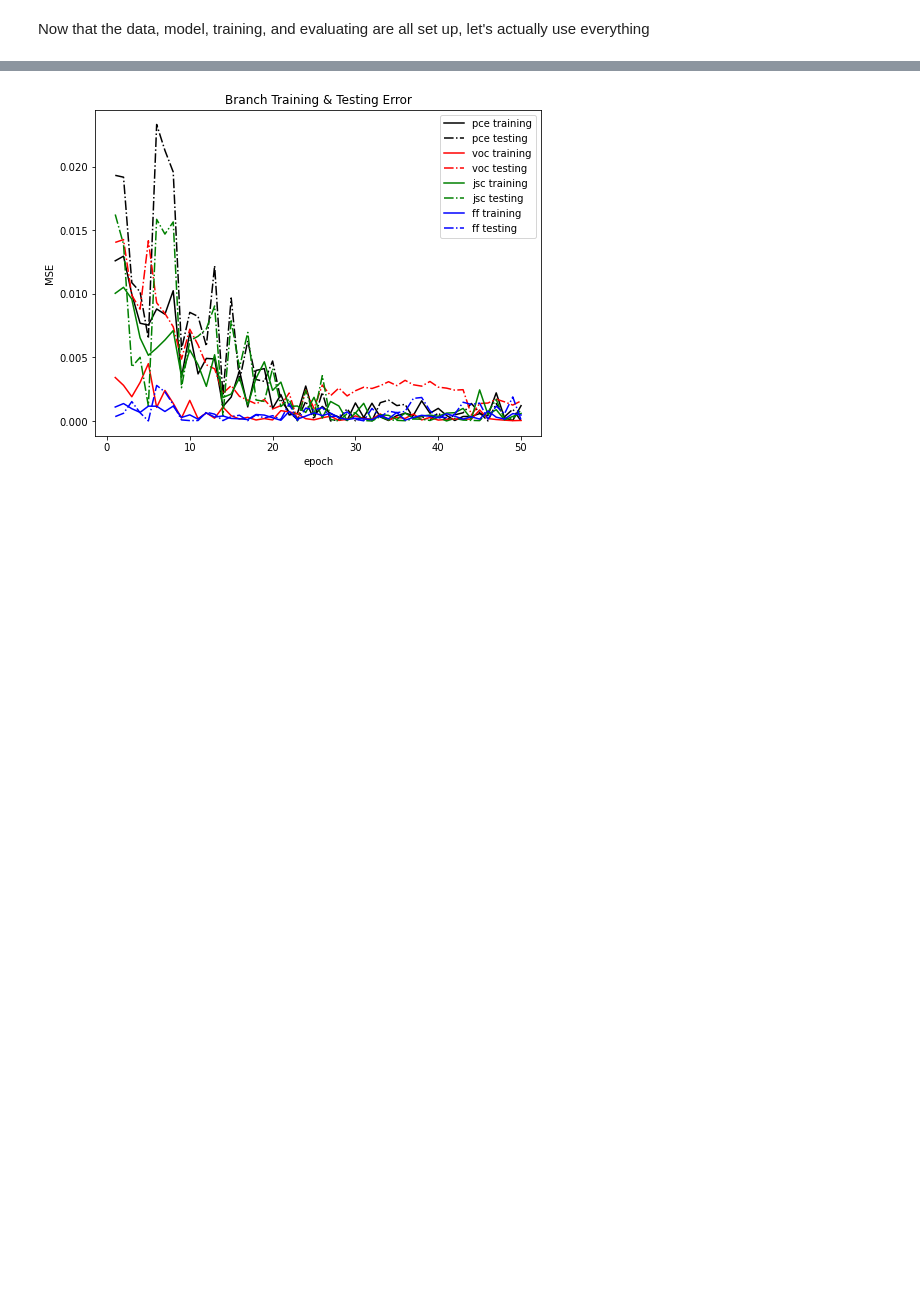
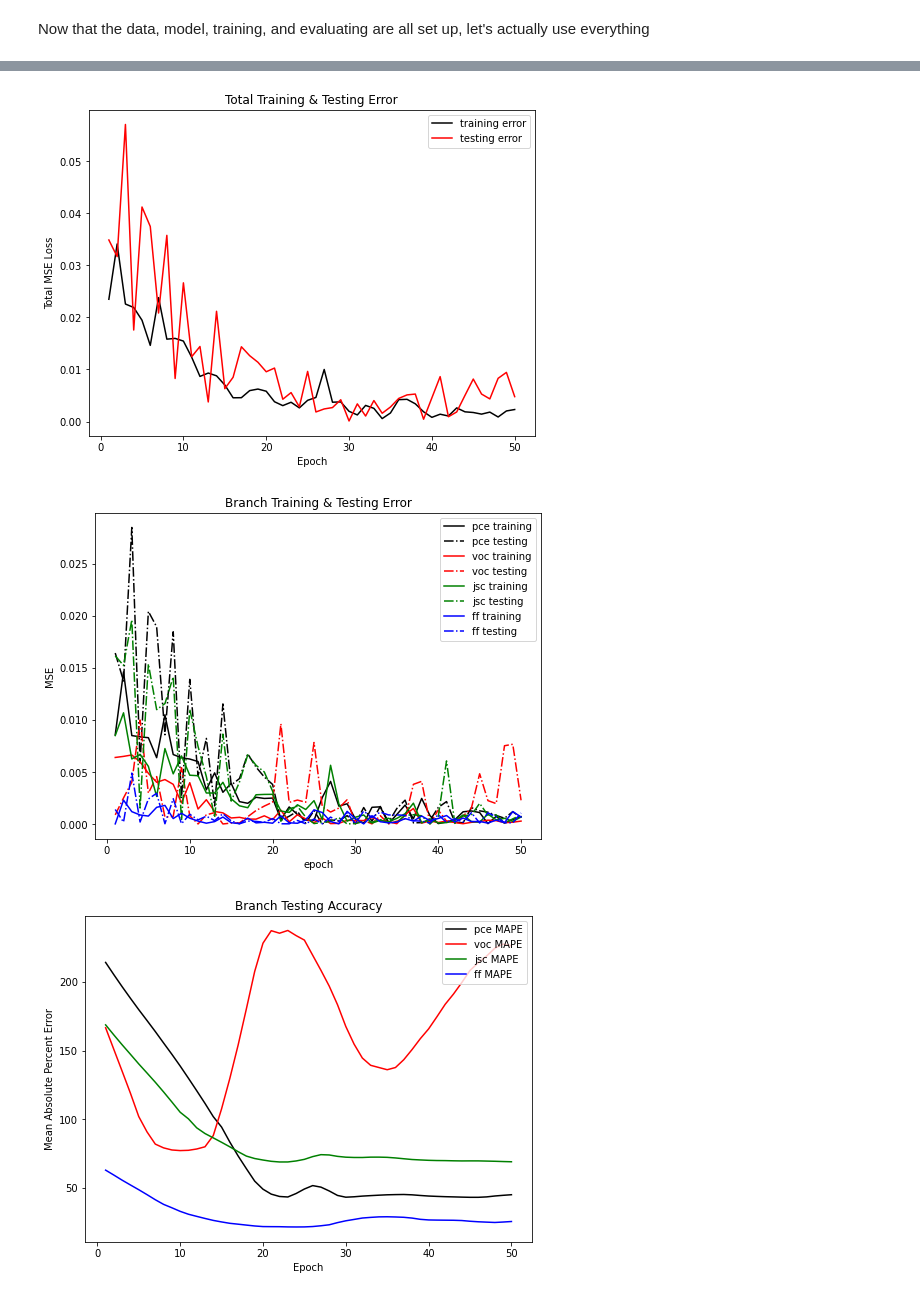
Before and after one commit to wesleyktatum/MatMAP, a Jupyter notebook: ipynb/OPV_NN1.ipynb, the cells around one changed output, grey strips where cells are left out. Cells and saved outputs as stored; diff of their text form; code cells hidden in the pictures; blank space fills up the shorter version.

Commit message:
updated OPV_NN1 and OPV_NN2 with new module functions

```diff
--- a/ipynb/OPV_NN1.ipynb
+++ b/ipynb/OPV_NN1.ipynb
@@ -134,9 +135,27 @@ voc_test_epoch_accuracies = []
 jsc_test_epoch_accuracies = []
 ff_test_epoch_accuracies = []
 
+save_epochs = np.arange(0, num_epochs, 5)
+
 for epoch in range(num_epochs):
+    print('On epoch ', epoch)
 
-    train_loss, pce_train_loss, voc_train_loss, jsc_train_loss, ff_train_loss = train.train_OPV_df_model(model = model,
+    save_dir = "/Users/wesleytatum/Desktop/model_states/OPV_NN1/"
+    model_name = "OPV_NN1"
+    model_path = save_dir+model_name+'*.pt'
+    if epoch < 10:
+        save_path = save_dir + model_name + '_epoch0' + str(epoch) + '.pt'
+    else:
+        save_path = save_dir + model_name + '_epoch' + str(epoch) + '.pt'
+
+#     if glob.glob(model_path) != []:
+#         model_states = glob.glob(model_path)
+#         model_states = sorted(model_states)
+#         previous_model = model_states[-1]
+
+#         model, optimizer = nuts.load_trained_model(previous_model, model, optimizer)
+
+    model, train_loss, pce_train_loss, voc_train_loss, jsc_train_loss, ff_train_loss = train.train_OPV_df_model(model = model,
                                                                                                          training_data_set = training_data_set,
                                                                                                          optimizer = optimizer)
     train_epoch_losses.append(train_loss)
@@ -157,4 +176,9 @@ for epoch in range(num_epochs):
     voc_test_epoch_accuracies.append(voc_acc)
     jsc_test_epoch_accuracies.append(jsc_acc)
     ff_test_epoch_accuracies.append(ff_acc)
+
+    if epoch in save_epochs:
+
+        nuts.save_trained_model(save_path, epoch, model, optimizer, train_loss, test_loss)
+        #TODO: update for branched OPV specific function?
 # %% [output]
@@ -205,27 +202,18 @@ plt.show()
-# %%
-fig, ax = plt.subplots(figsize = (8,6))
-
-epochs = np.arange(1, (num_epochs+1), 1)
-
-plt.plot(epochs, pce_train_epoch_losses, c = 'k', label = 'pce training')
-plt.plot(epochs, pce_test_epoch_losses, '-.', c = 'k', label = 'pce testing')
-
-plt.plot(epochs, voc_train_epoch_losses, c = 'r', label = 'voc training')
-plt.plot(epochs, voc_test_epoch_losses, '-.', c = 'r', label = 'voc testing')
-
-plt.plot(epochs, jsc_train_epoch_losses, c = 'g', label = 'jsc training')
-plt.plot(epochs, jsc_test_epoch_losses, '-.', c = 'g', label = 'jsc testing') #This error is second worst
-
-plt.plot(epochs, ff_train_epoch_losses, c = 'b', label = 'ff training')
-plt.plot(epochs, ff_test_epoch_losses, '-.', c = 'b', label = 'ff testing') #This error is by far the worst
-
-plt.legend(loc = 'upper right')
-plt.title("Branch Training & Testing Error")
-ax.set_xlabel('epoch')
-ax.set_ylabel('MSE')
-plt.show()
-# %% [output]
-[figure, removed]
+# %%
+epochs = np.arange(1, (num_epochs+1), 1)
+
+nuts.plot_OPV_df_loss(epochs, train_epoch_losses, test_epoch_losses,
+                     pce_train_epoch_losses, pce_test_epoch_losses,
+                     voc_train_epoch_losses, voc_test_epoch_losses,
+                     jsc_train_epoch_losses, jsc_test_epoch_losses,
+                     ff_train_epoch_losses, ff_test_epoch_losses)
+
+nuts.plot_OPV_df_accuracies(epochs, pce_test_epoch_accuracies, voc_test_epoch_accuracies,
+                           jsc_test_epoch_accuracies, ff_test_epoch_accuracies)
+# %% [output]
+[figure, added]
+[figure, added]
+[figure, added]
 # %%
 model.eval()
 
```
Also changed, not shown: parts of 5 cells of this notebook, 5 other files.
